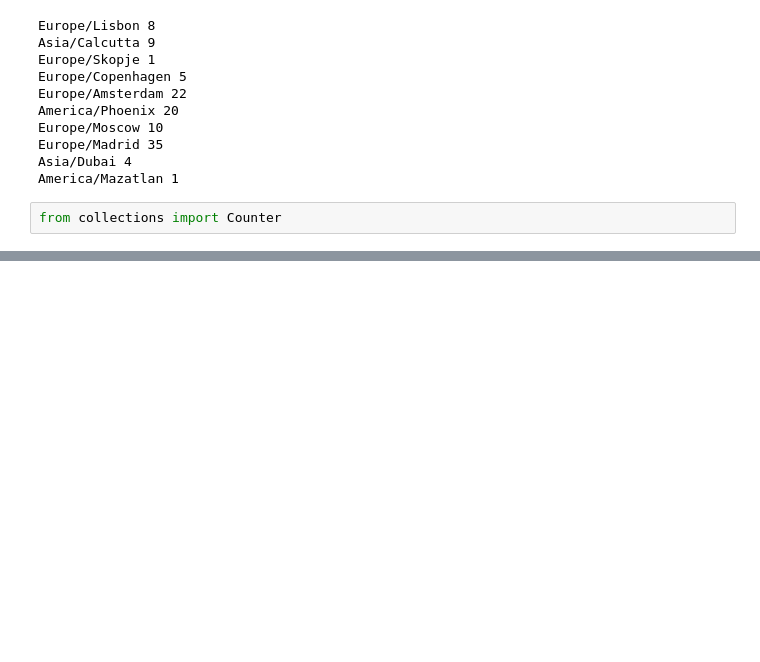
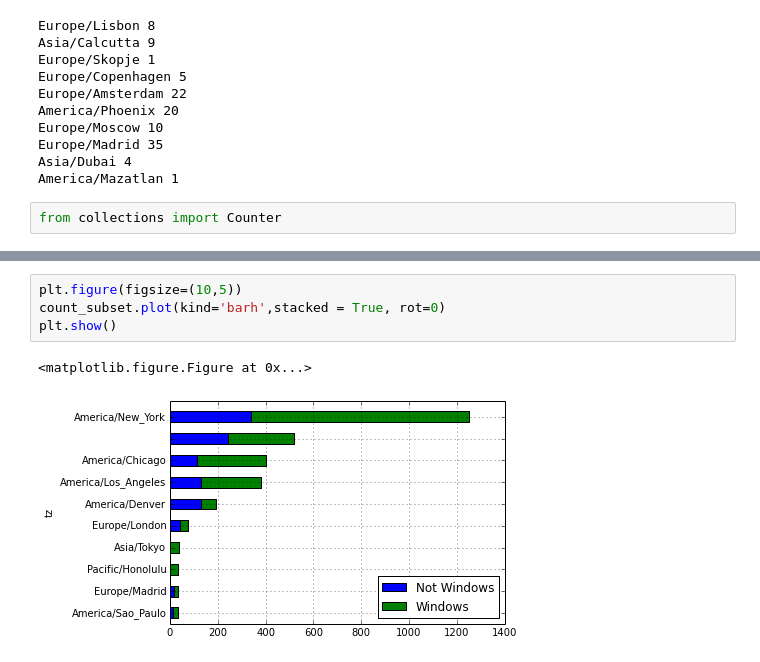
Before and after one commit to rmorshea/home-gitlab, a Jupyter notebook: Python/misc/PythonForDataAnalysis/PythonDataAnlysis.ipynb, the cells around one changed output, grey strips where cells are left out. Drawn from its saved outputs; the diff is of its cells as text; blank space fills up the shorter version.

```diff
--- a/Python/misc/PythonForDataAnalysis/PythonDataAnlysis.ipynb
+++ b/Python/misc/PythonForDataAnalysis/PythonDataAnlysis.ipynb
@@ -99,0 +282,7 @@ counts = Counter(Timezones)
+# %%
+plt.figure(figsize=(10,5))
+count_subset.plot(kind='barh',stacked = True, rot=0)
+plt.show()
+# %% [output]
+<matplotlib.figure.Figure at 0x...>
+[figure, added]
```
Also changed, not shown: parts of 16 cells of this notebook.
